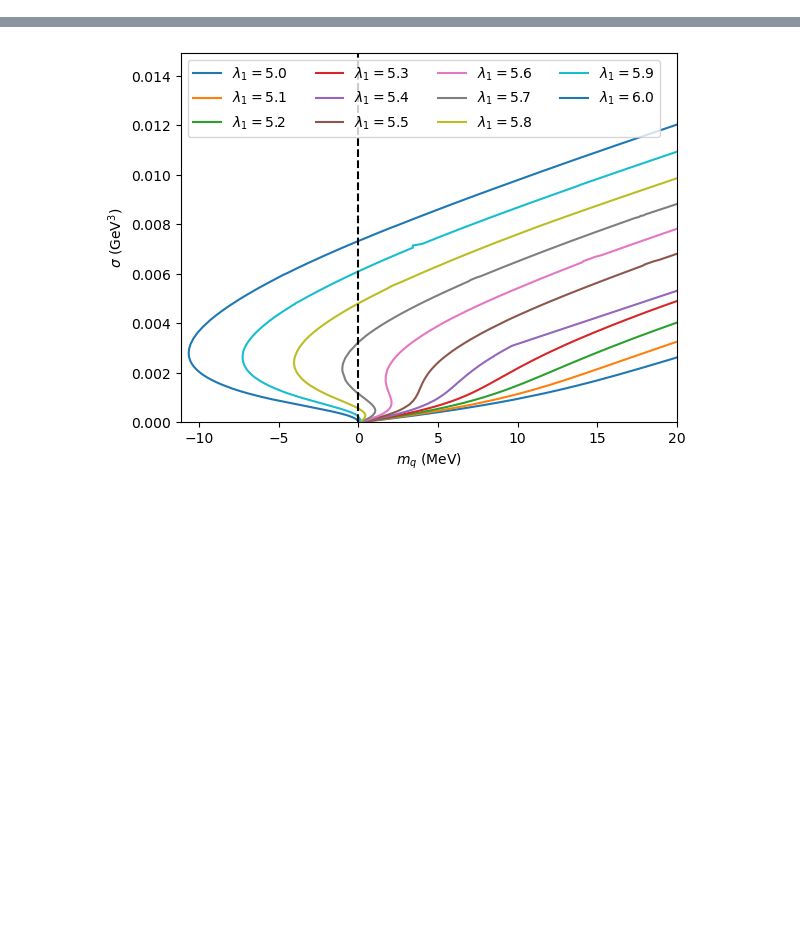
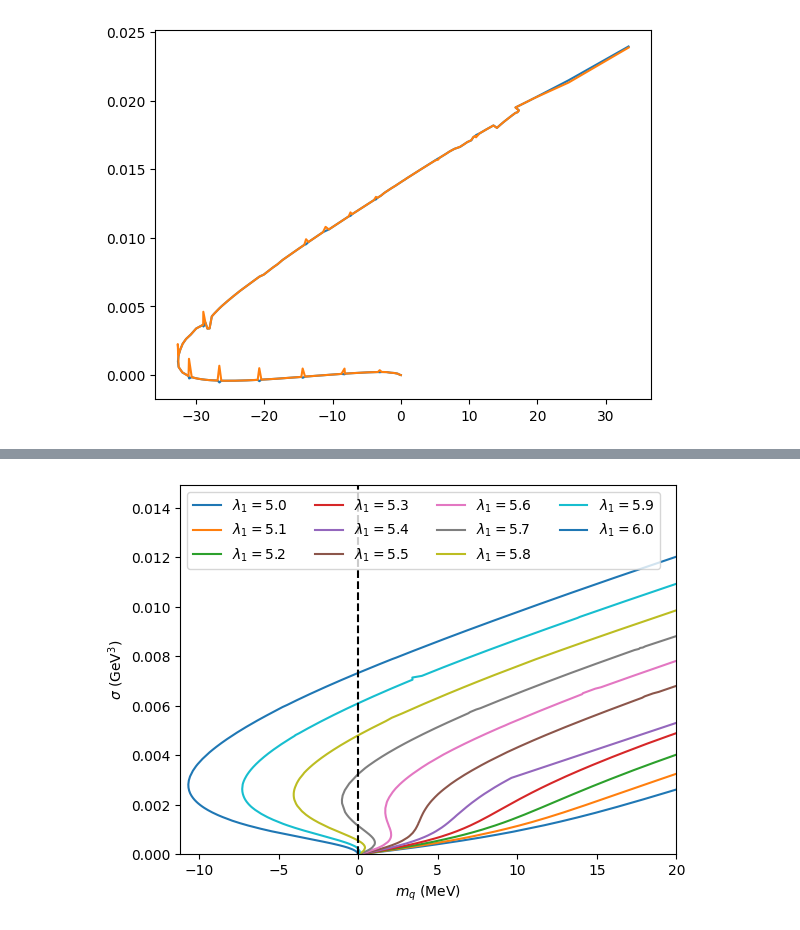
Before and after one commit to seanbartz/DilatonMixingParallel, a Jupyter notebook: Search_by_mass.ipynb, the cells around one changed output, grey strips where cells are left out. Cells and saved outputs as stored; diff of their text form; code cells hidden in the pictures; blank space fills up the shorter version.

```diff
--- a/Search_by_mass.ipynb
+++ b/Search_by_mass.ipynb
@@ -386,0 +391,10 @@ plt.show()
+# %%
+mq_01=mq_improved
+sigma_01=sigma_improved
+# %%
+plt.plot(mq_01,sigma_01/1e9,label='ui=0.01')
+plt.plot(mq_improved,sigma_improved/1e9)
+# plt.plot(mq_1,sigma_1/1e9,label='ui=0.1')
+plt.show()
+# %% [output]
+[figure, added]
```
Also changed, not shown: parts of 12 cells of this notebook, 8 other files.
